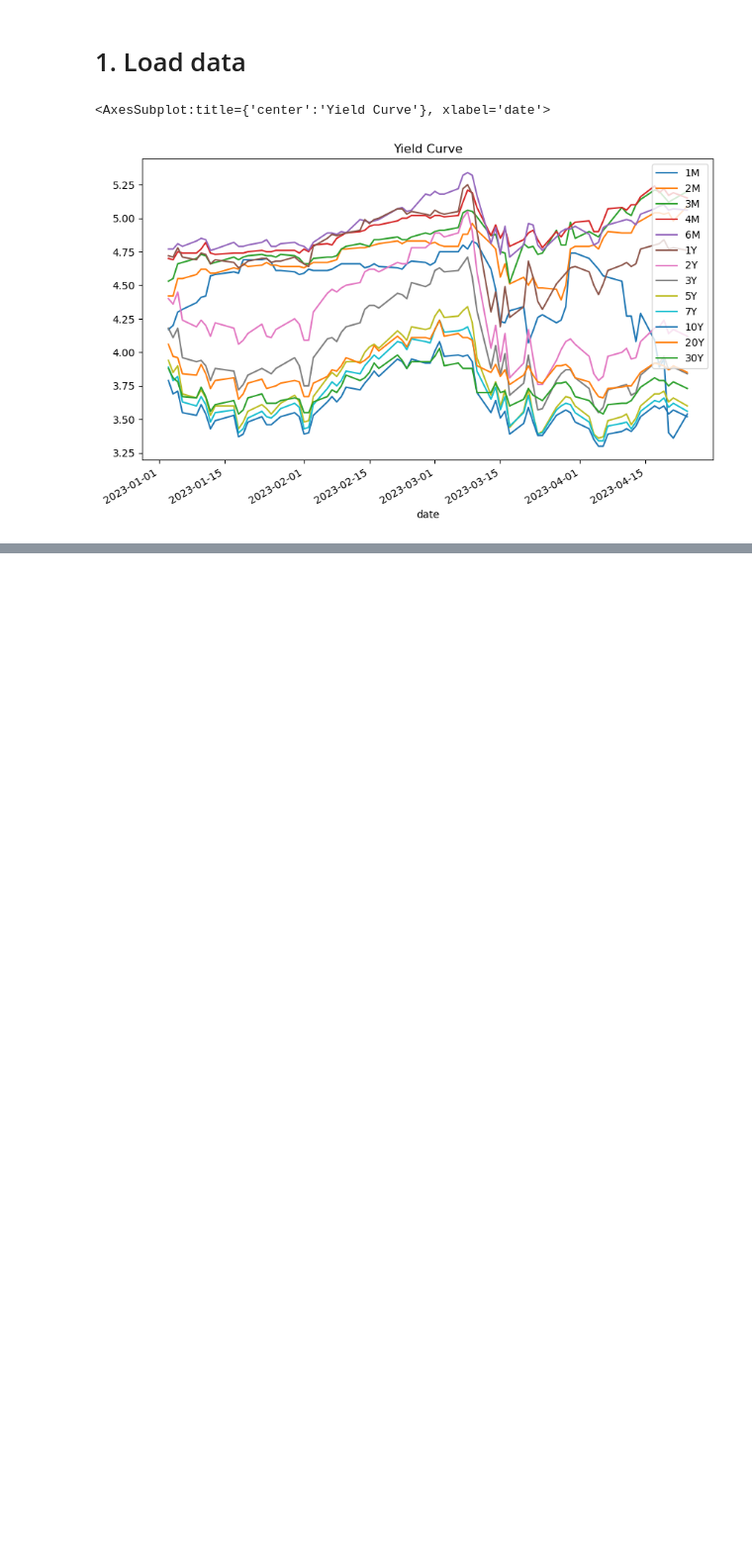
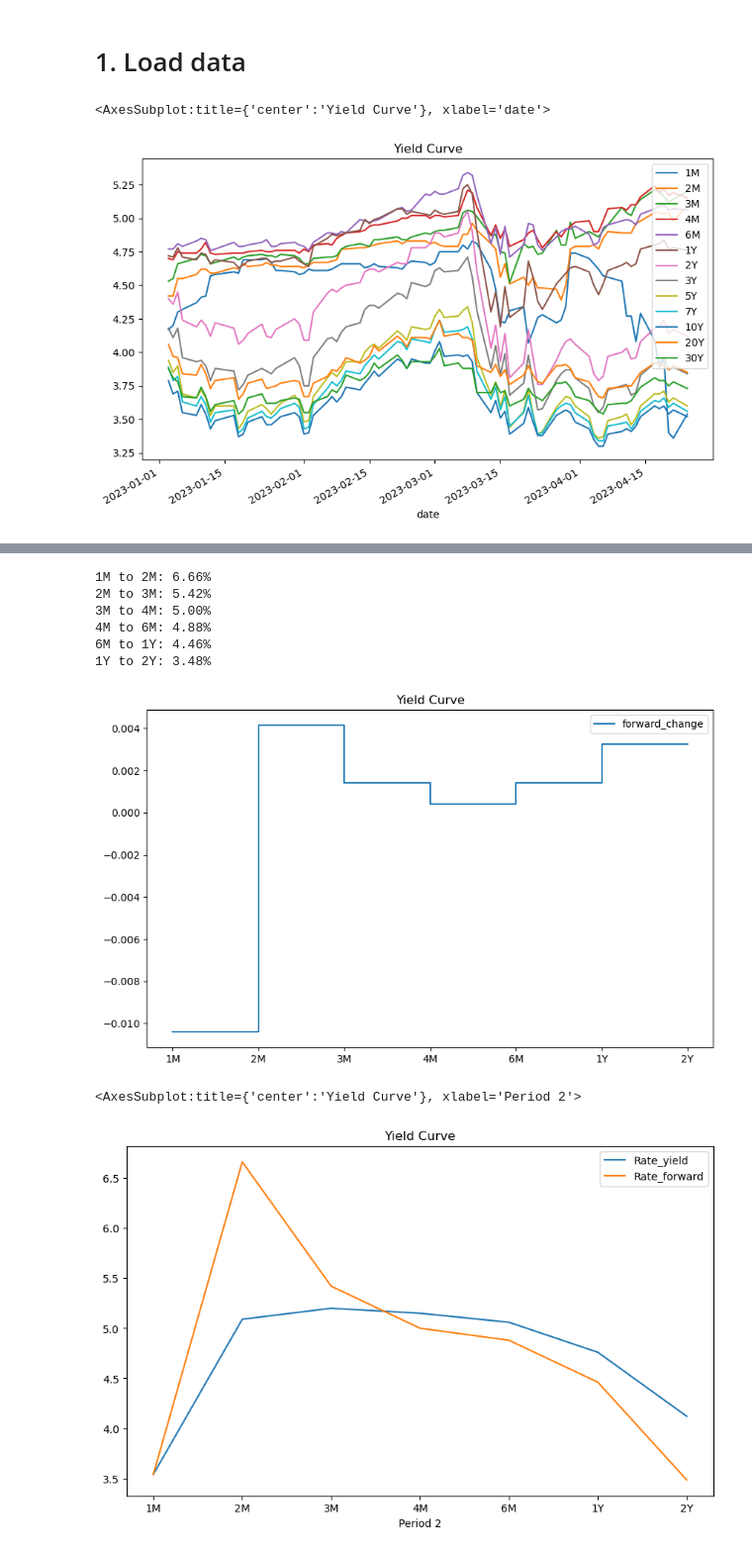
Before and after one commit to joyyuan89/FinAI, a Jupyter notebook: case_study/yield_curve_prediction/yield_curve.ipynb, the cells around one changed output, grey strips where cells are left out. Shown: that part at 99% size. Saved outputs shown, nothing was run; the diff lists cells and outputs as text; code cells hidden in the pictures; blank space fills up the shorter version.

```diff
--- a/case_study/yield_curve_prediction/yield_curve.ipynb
+++ b/case_study/yield_curve_prediction/yield_curve.ipynb
@@ -26,0 +49,69 @@ df.plot(figsize=(10, 6), title='Yield Curve', legend=True)
+# %%
+# calculate forward rates
+
+def calculate_forward_rates(yield_curve):
+    def price_from_yield(time, yield_rate):
+        return 1 / (1 + yield_rate/100) ** time
+
+    def forward_rate(price1, price2, time_diff):
+        return ((price1 / price2) ** (1/time_diff) - 1) * 100
+
+    yield_curve['Time (Years)'] = yield_curve['Period'].apply(lambda x: int(x[:-1]) / (12 if x[-1] == 'M' else 1))
+    yield_curve['Price'] = yield_curve.apply(lambda x: price_from_yield(x['Time (Years)'], x['Rate']), axis=1)
+
+    forward_rates = []
+    for i in range(1, len(yield_curve)):
+        price1 = yield_curve.at[i - 1, 'Price']
+        price2 = yield_curve.at[i, 'Price']
+        time_diff = yield_curve.at[i, 'Time (Years)'] - yield_curve.at[i - 1, 'Time (Years)']
+        forward_rate_value = forward_rate(price1, price2, time_diff)
+        forward_rates.append((yield_curve.at[i - 1, 'Period'], yield_curve.at[i, 'Period'], forward_rate_value))
+
+    return forward_rates
+
+
+# Example usage
+forward_rates = calculate_forward_rates(yield_curve)
+
+for rate in forward_rates:
+    print(f'{rate[0]} to {rate[1]}: {rate[2]:.2f}%')
+# %% [output]
+1M to 2M: 6.66%
+2M to 3M: 5.42%
+3M to 4M: 5.00%
+4M to 6M: 4.88%
+6M to 1Y: 4.46%
+1Y to 2Y: 3.48%
+# %%
+#plot the forward curve as a function of time
+
+forward_curve = pd.DataFrame(forward_rates, columns=['Period 1', 'Period 2', 'Rate'])
+#add (ON, 1M) to the first row
+forward_curve.loc[-1] = ['ON', '1M', 3.54]
+forward_curve.index = forward_curve.index + 1
+forward_curve = forward_curve.sort_index()
+# %%
+# concat the two dataframes
+yield_curve['Type'] = 'Yield'
+forward_curve['Type'] = 'Forward'
+curve = forward_curve.join(yield_curve, how='right', lsuffix='_forward', rsuffix='_yield')
+curve = curve[['Period 1','Period 2', 'Rate_yield','Rate_forward',"forward_change"]]
+
+#get forward rate change
+curve['forward_change'] = curve['Rate_forward'].diff().div(-300)
+# move up one row for forward change
+curve['forward_change'] = curve['forward_change'].shift(-1)
+# %%
+# step plot the forward change, x axis is period 2
+curve['forward_change'].interpolate().plot(figsize=(10, 6), title='Yield Curve', legend=True, drawstyle='steps-post')
+
+# set x axis to be period 2
+plt.xticks(np.arange(len(curve['Period 2'])), curve['Period 2'])
+plt.show()
+
+# plot curve at two axis
+curve.plot(x='Period 2', y=['Rate_yield','Rate_forward'], figsize=(10, 6), title='Yield Curve', legend=True)
+# %% [output]
+[figure, added]
+<AxesSubplot:title={'center':'Yield Curve'}, xlabel='Period 2'>
+[figure, added]
```
Also changed, not shown: parts of 4 cells of this notebook, 3 other files.
